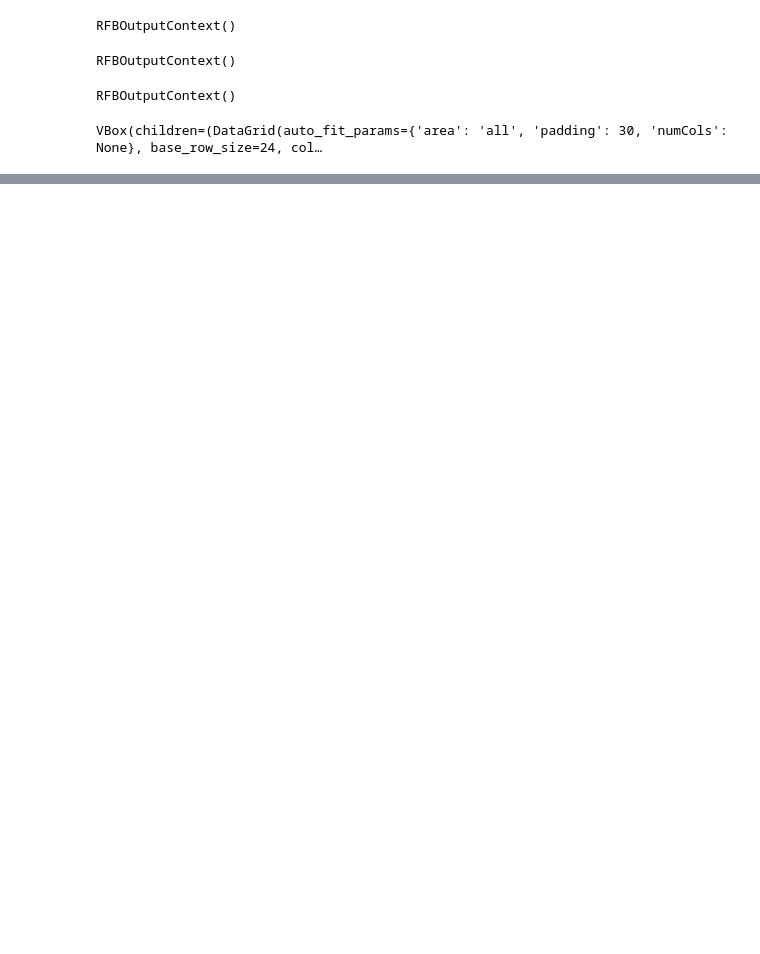
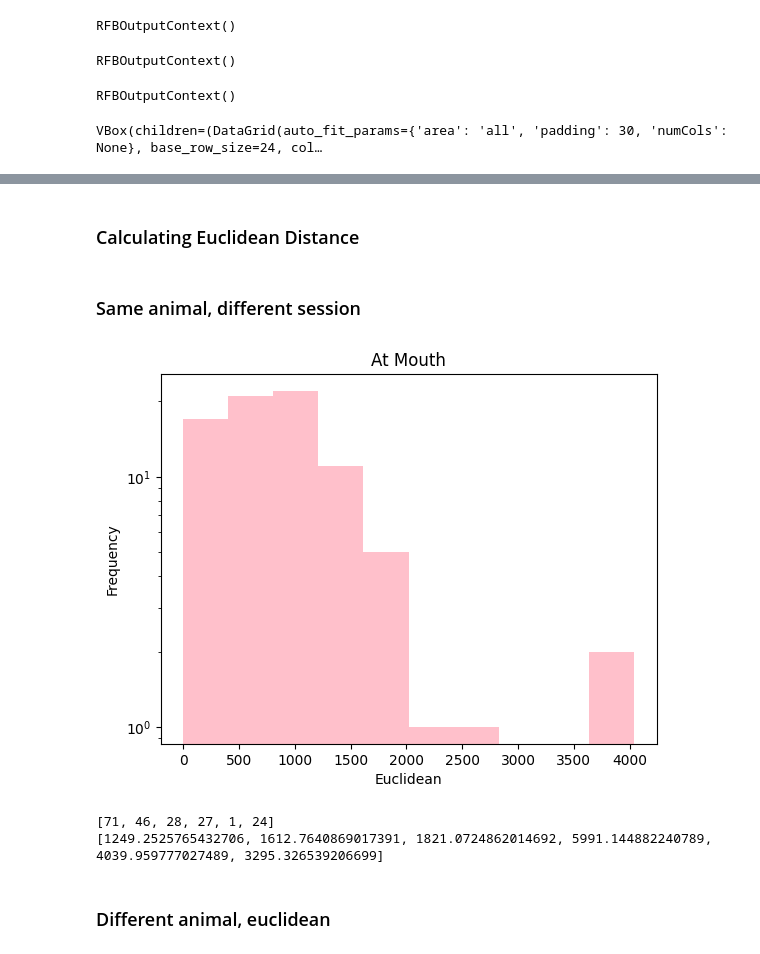
Before and after one commit to hantman-lab/animal-soup, a Jupyter notebook: notebooks/deepetho_results.ipynb, the cells around one changed output, grey strips where cells are left out. Drawn from its saved outputs; the diff is of its cells as text; code cells hidden in the pictures; blank space fills up the shorter version.

```diff
--- a/notebooks/deepetho_results.ipynb
+++ b/notebooks/deepetho_results.ipynb
@@ -168,0 +180,2 @@ plt.yscale("log")
+# %% [markdown]
+### Calculating Euclidean Distance
@@ -168,0 +184,38 @@ plt.yscale("log")
+# %% [markdown]
+### Same animal, different session
+# %%
+eucs = list()
+row = df.loc[(df['animal_id'] == 'M235Slc17a7_Gtacr2') & (df['session_id'] == '20170424') ]
+options = [item.stem for item in row['session_vids'].item()]
+session_dir = training_data_path.joinpath(row['animal_id'].item()).joinpath(row['session_id'].item())
+deg_labels = np.load(session_dir.joinpath(row['session_id'].item()).with_name('deg_labels.npy'))
+for op in tqdm(options):
+    trial_index = int(op.split('_v')[-1]) - 1
+    jab_ethogram_array, behaviors = container._get_ethogram(trial_index, list(session_dir.glob("*.mat"))[0])
+    deg_ethogram_array = deg_labels[trial_index]
+    euc = list()
+    for jab, deg in zip(jab_ethogram_array, deg_ethogram_array):
+        euc.append(np.linalg.norm(jab-deg))
+    eucs.append(euc)
+# %%
+lift = list()
+handopen = list()
+grab = list()
+sup = list()
+atmouth = list()
+chew = list()
+for e in eucs:
+    lift.append(e[0])
+    handopen.append(e[1])
+    grab.append(e[2])
+    sup.append(e[3])
+    atmouth.append(e[4])
+    chew.append(e[5])
+# %%
+plt.hist(np.asarray(atmouth), color="pink")
+plt.xlabel('Euclidean')
+plt.ylabel('Frequency')
+plt.title('At Mouth')
+plt.yscale("log")
+# %% [output]
+[figure, added]
@@ -168,0 +225,8 @@ plt.yscale("log")
+# %%
+print(max_ix)
+print(max_val)
+# %% [output]
+[71, 46, 28, 27, 1, 24]
+[1249.2525765432706, 1612.7640869017391, 1821.0724862014692, 5991.144882240789, 4039.959777027489, 3295.326539206699]
+# %% [markdown]
+### Different animal, euclidean
```
Also changed, not shown: parts of 24 cells of this notebook, 5 other files.
